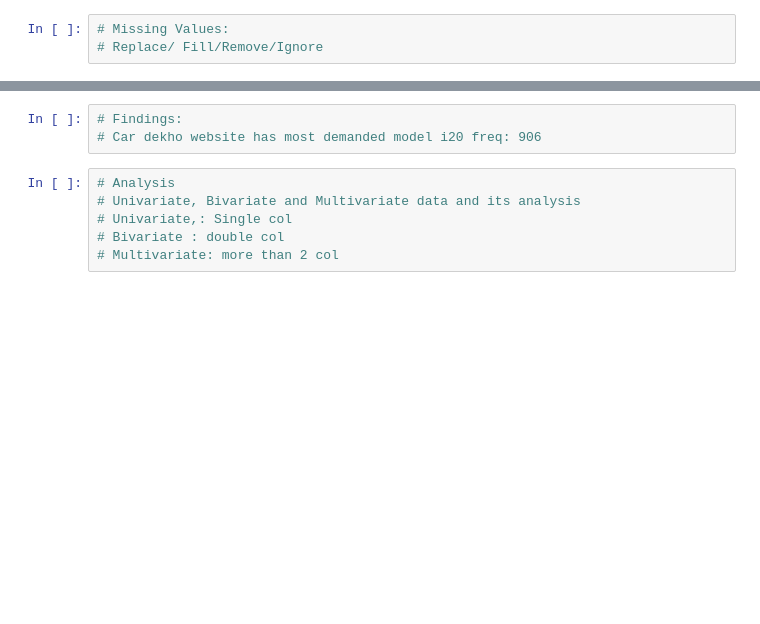
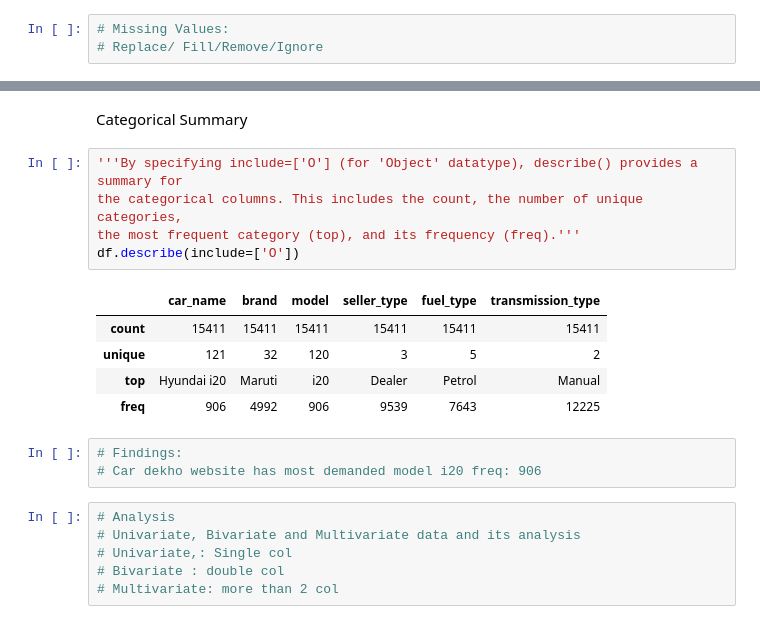
Before and after one commit to Maddox24425/Summer-Training, a Jupyter notebook: Day_11/Day_11.ipynb, the cells around one changed output, grey strips where cells are left out. Drawn from its saved outputs; the diff is of its cells as text; blank space fills up the shorter version.

```diff
--- a/Day_11/Day_11.ipynb
+++ b/Day_11/Day_11.ipynb
@@ -99,3 +219,16 @@ df.describe(include=['O'])
+# %% [markdown]
+Categorical Summary
+# %%
+'''By specifying include=['O'] (for 'Object' datatype), describe() provides a summary for
+the categorical columns. This includes the count, the number of unique categories,
+the most frequent category (top), and its frequency (freq).'''
+df.describe(include=['O'])
+# %% [output]
+|  | car_name | brand | model | seller_type | fuel_type | transmission_type |
+| count | 15411 | 15411 | 15411 | 15411 | 15411 | 15411 |
+| unique | 121 | 32 | 120 | 3 | 5 | 2 |
+| top | Hyundai i20 | Maruti | i20 | Dealer | Petrol | Manual |
+| freq | 906 | 4992 | 906 | 9539 | 7643 | 12225 |
 # %%
 # Findings:
 # Car dekho website has most demanded model i20 freq: 906
```
Also changed, not shown: parts of 60 cells of this notebook.
